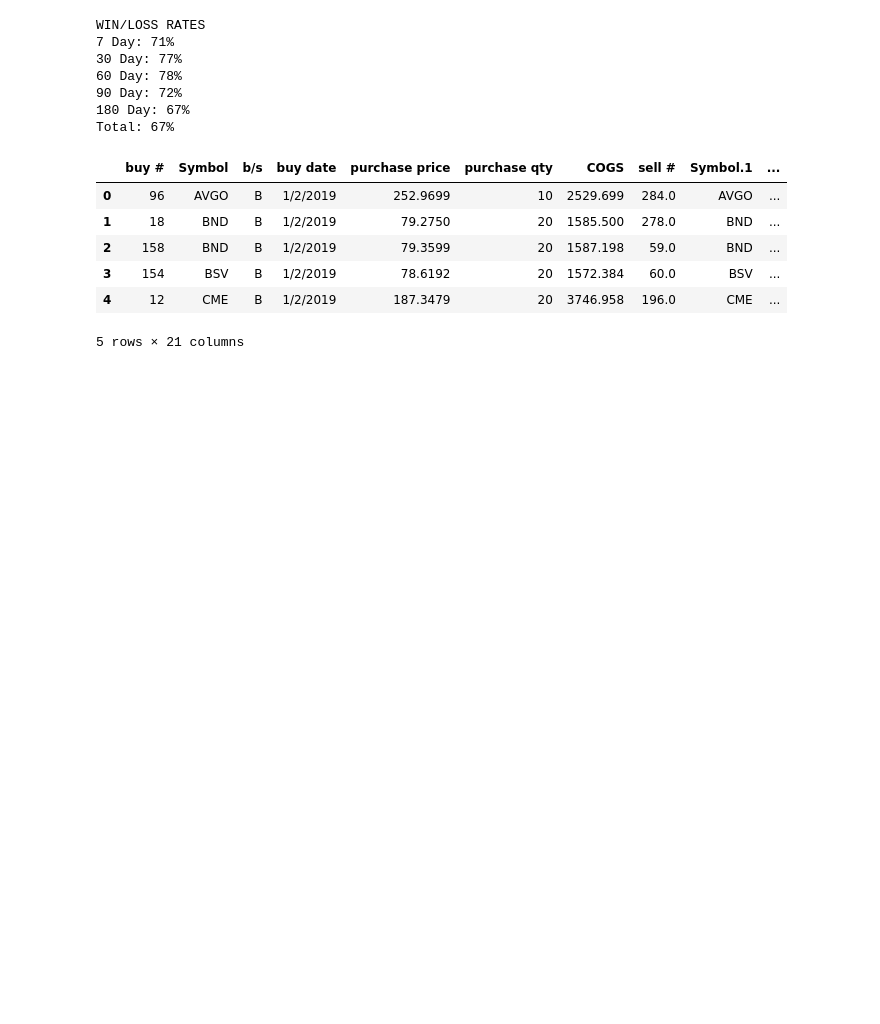
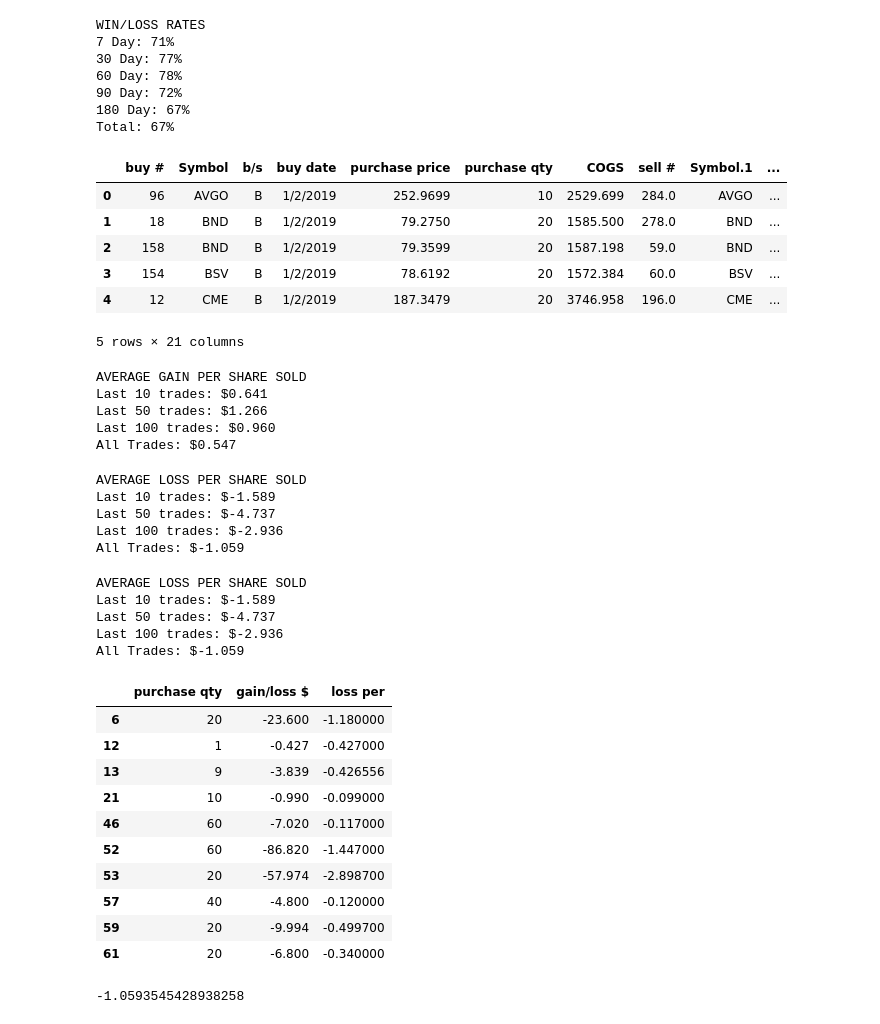
Before and after one commit to mikess314/ARDayTradingData, a Jupyter notebook: AR Day Trading Analysis.ipynb, the cells around one changed output. Drawn from its saved outputs; the diff is of its cells as text; code cells hidden in the pictures; blank space fills up the shorter version.

```diff
--- a/AR Day Trading Analysis.ipynb
+++ b/AR Day Trading Analysis.ipynb
@@ -547,0 +573,8 @@ def avg_loss():
+# %%
+avg_win()
+# %% [output]
+AVERAGE GAIN PER SHARE SOLD
+Last 10 trades: $0.641
+Last 50 trades: $1.266
+Last 100 trades: $0.960
+All Trades: $0.547
@@ -547,0 +595,44 @@ def avg_loss():
+# %%
+avg_loss()
+# %% [output]
+AVERAGE LOSS PER SHARE SOLD
+Last 10 trades: $-1.589
+Last 50 trades: $-4.737
+Last 100 trades: $-2.936
+All Trades: $-1.059
+# %%
+df_loss = df[['purchase qty', 'gain/loss $']]
+col = ['gain/loss $']
+df_loss[col] = df[df[col] < 0][col]
+df_loss = df_loss.dropna()
+df_loss['loss per'] = df['gain/loss $'] / df['purchase qty']
+losses = df_loss['loss per'].tolist()
+print("AVERAGE LOSS PER SHARE SOLD")
+print("Last 10 trades: ${0:.3f}".format(np.mean(losses[-10:])))
+print("Last 50 trades: ${0:.3f}".format(np.mean(losses[-50:])))
+print("Last 100 trades: ${0:.3f}".format(np.mean(losses[-100:])))
+print("All Trades: ${0:.3f}".format(np.mean(losses)))
+# %% [output]
+AVERAGE LOSS PER SHARE SOLD
+Last 10 trades: $-1.589
+Last 50 trades: $-4.737
+Last 100 trades: $-2.936
+All Trades: $-1.059
+# %%
+df_loss.head(10)
+# %% [output]
+|  | purchase qty | gain/loss $ | loss per |
+| 6 | 20 | -23.600 | -1.180000 |
+| 12 | 1 | -0.427 | -0.427000 |
+| 13 | 9 | -3.839 | -0.426556 |
+| 21 | 10 | -0.990 | -0.099000 |
+| 46 | 60 | -7.020 | -0.117000 |
+| 52 | 60 | -86.820 | -1.447000 |
+| 53 | 20 | -57.974 | -2.898700 |
+| 57 | 40 | -4.800 | -0.120000 |
+| 59 | 20 | -9.994 | -0.499700 |
+| 61 | 20 | -6.800 | -0.340000 |
+# %%
+np.mean(losses)
+# %% [output]
+-1.0593545428938258
```
Also changed, not shown: parts of 6 cells of this notebook, 1 other file.
